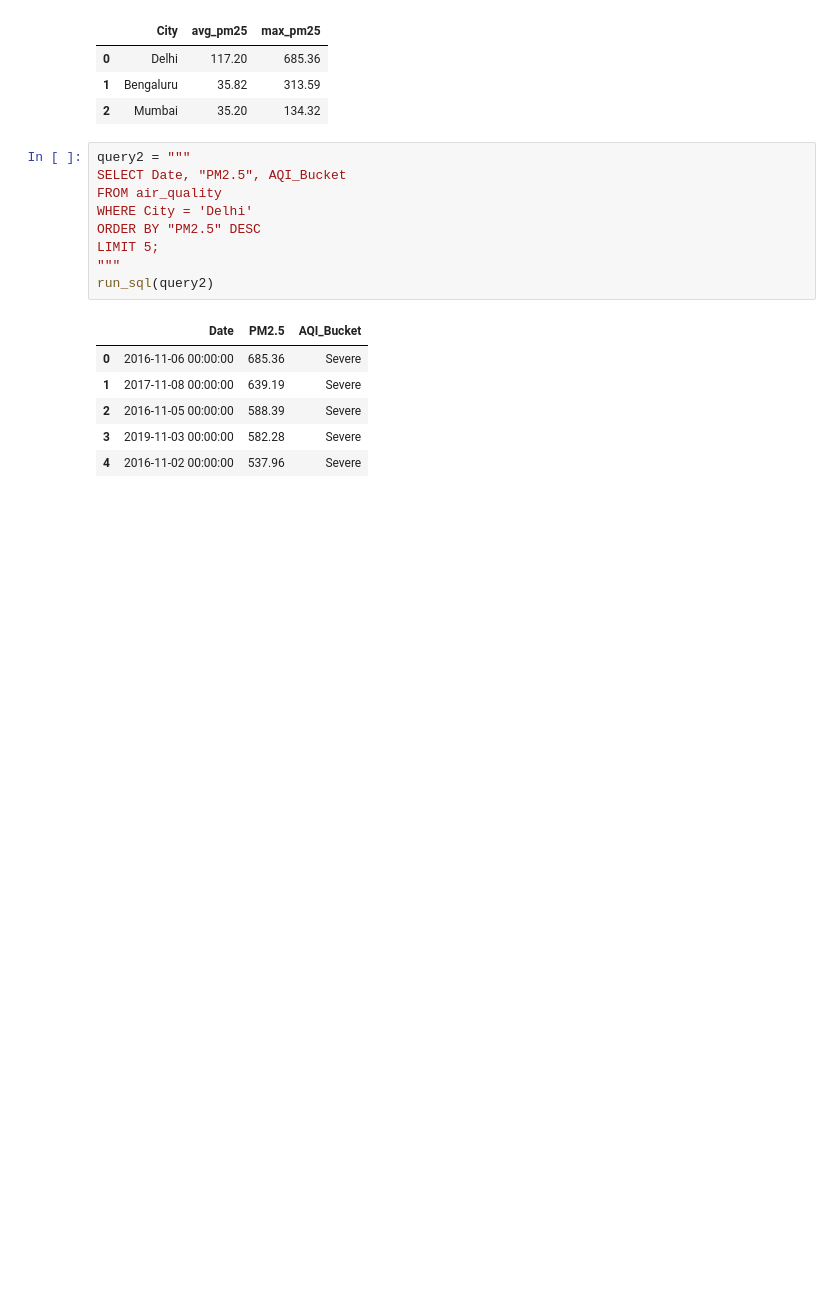
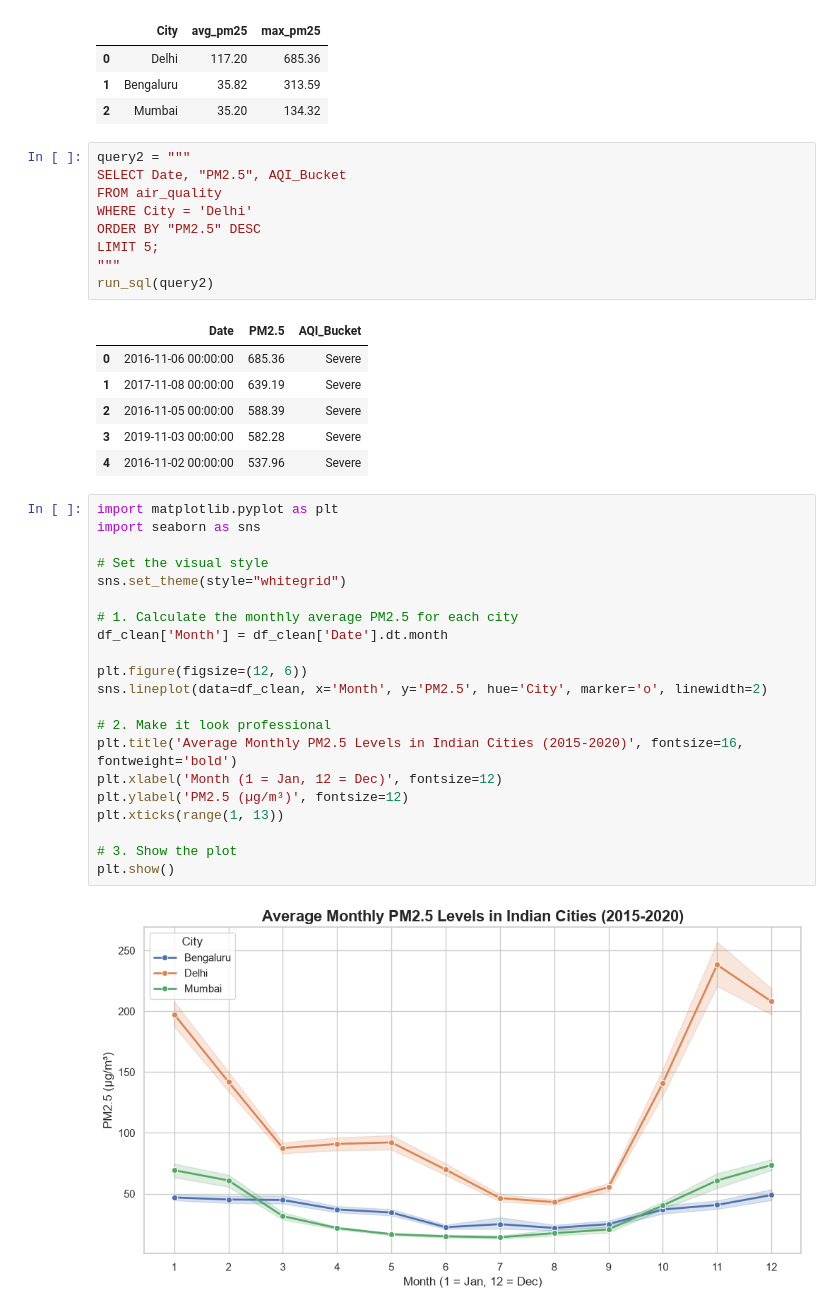
Before and after one commit to AmanPatel470/air-quality-india, a Jupyter notebook: notebooks/01_data_exploration.ipynb, the cells around one changed output. Saved outputs shown, nothing was run; the diff lists cells and outputs as text; blank space fills up the shorter version.

Commit message:
Added EDA visualizations for seasonal PM2.5 trends

```diff
--- a/notebooks/01_data_exploration.ipynb
+++ b/notebooks/01_data_exploration.ipynb
@@ -120,3 +120,26 @@ run_sql(query2)
 | 2 | 2016-11-05 00:00:00 | 588.39 | Severe |
 | 3 | 2019-11-03 00:00:00 | 582.28 | Severe |
 | 4 | 2016-11-02 00:00:00 | 537.96 | Severe |
+# %%
+import matplotlib.pyplot as plt
+import seaborn as sns
+
+# Set the visual style
+sns.set_theme(style="whitegrid")
+
+# 1. Calculate the monthly average PM2.5 for each city
+df_clean['Month'] = df_clean['Date'].dt.month
+
+plt.figure(figsize=(12, 6))
+sns.lineplot(data=df_clean, x='Month', y='PM2.5', hue='City', marker='o', linewidth=2)
+
+# 2. Make it look professional
+plt.title('Average Monthly PM2.5 Levels in Indian Cities (2015-2020)', fontsize=16, fontweight='bold')
+plt.xlabel('Month (1 = Jan, 12 = Dec)', fontsize=12)
+plt.ylabel('PM2.5 (µg/m³)', fontsize=12)
+plt.xticks(range(1, 13))
+
+# 3. Show the plot
+plt.show()
+# %% [output]
+[figure, added]
```
Also changed, not shown: parts of 1 cell of this notebook.
